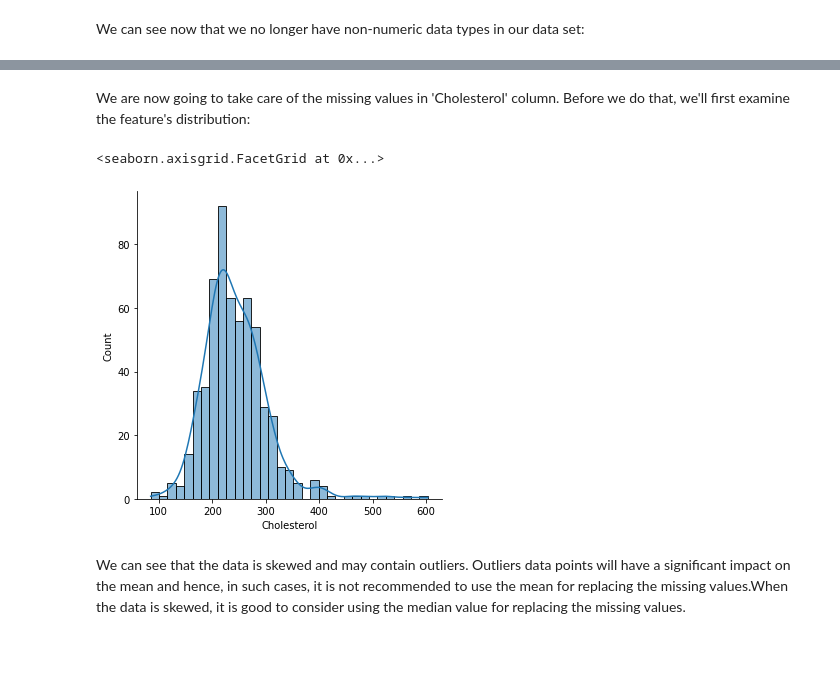
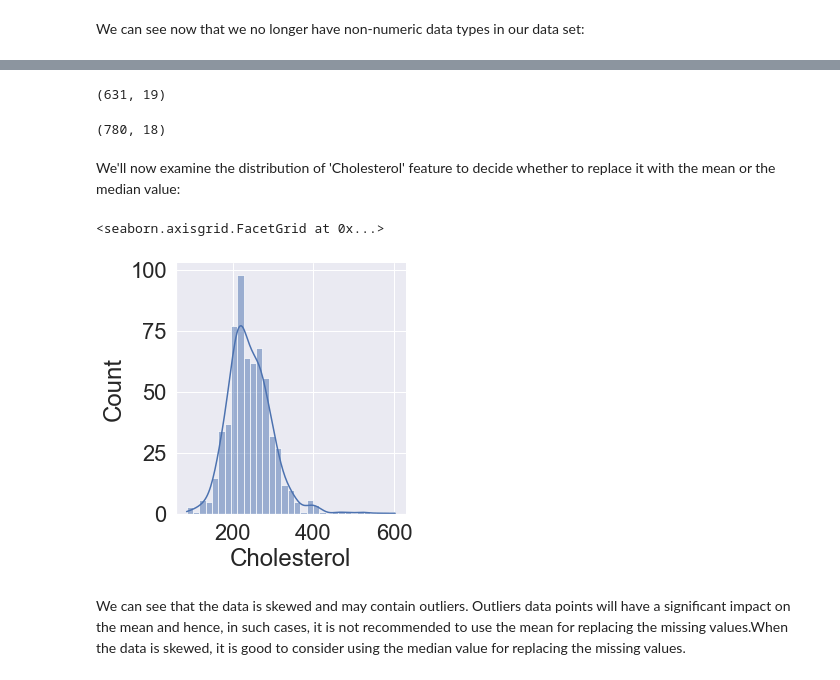
Before and after one commit to Sonia-Mo/ML_project-heart_disease_prediction, a Jupyter notebook: Heart_disease_prediction.ipynb, the cells around one changed output, grey strips where cells are left out. Drawn from its saved outputs; the diff is of its cells as text; code cells hidden in the pictures; blank space fills up the shorter version.

```diff
--- a/Heart_disease_prediction.ipynb
+++ b/Heart_disease_prediction.ipynb
@@ -47 +66,3 @@ heart_disease = pd.read_csv("heart.csv")
+# %%
+heart_disease = pd.concat([X_train, pd.DataFrame(y_train)], axis=1)
 # %% [markdown]
@@ -105 +126,8 @@ heart_disease[categorical_features].iplot(kind='histogram',subplots=True,bins=50
 The distribution of the continuous features is as follows:
+# %%
+plt.figure(figsize = (20, 10))
+sns.set(font_scale = 2)
+for i, feature in enumerate(continuous_features):
+    ax = plt.subplot(2, 3, i+1)
+    sns.histplot(data = heart_disease[continuous_features], x = feature, color = 'cornflowerblue')
+plt.tight_layout()
@@ -241,8 +279,9 @@ heart_disease.head()
 # %% [markdown]
 Perform one hot encoding to 'ChestPainType', 'RestingECG' and 'ST_Slope':
 # %%
-heart_disease = pd.get_dummies(heart_disease, columns=["RestingECG", "ST_Slope"], prefix=["R_ECG", "ST_Slope"])
+# heart_disease = pd.get_dummies(heart_disease, columns=["RestingECG", "ST_Slope"], prefix=["R_ECG", "ST_Slope"])
+heart_disease = pd.get_dummies(heart_disease, columns=["ChestPainType", "RestingECG", "ST_Slope"], prefix=["CPT", "R_ECG", "ST_Slope"])
+# heart_disease = pd.get_dummies(heart_disease, columns=["ChestPainType", "RestingECG"], prefix=["CPT", "R_ECG"])
 
-# heart_disease = pd.get_dummies(heart_disease, columns=["ChestPainType", "RestingECG", "ST_Slope"], prefix=["CPT", "R_ECG", "ST_Slope"])
 heart_disease.head()
 # %% [output]
@@ -325,3 +352,3 @@ To treat the missing value of 'RestingBP', we are going to remove the relevant s
 # %%
-X_train_RestingBP_median = X_train['RestingBP'].median()
-X_train['RestingBP'] = X_train['RestingBP'].fillna(X_train_RestingBP_median)
+RestingBP_mean = heart_disease['RestingBP'].mean()
+heart_disease['RestingBP'] = heart_disease['RestingBP'].fillna(RestingBP_mean)
@@ -349,10 +355,20 @@ dtype: int64
+# %%
+heart_disease_samples_dropped = heart_disease.dropna()
+heart_disease_samples_dropped.shape
+# %% [output]
+(631, 19)
+# %%
+heart_disease_feature_dropped = heart_disease.dropna(axis=1)
+heart_disease_feature_dropped.shape
+# %% [output]
+(780, 18)
 # %% [markdown]
-We are now going to take care of the missing values in 'Cholesterol' column. Before we do that, we'll first examine the feature's distribution:
+We'll now examine the distribution of 'Cholesterol' feature to decide whether to replace it with the mean or the median value:
 # %%
-sns.displot(X_train.Cholesterol, kde= True)
+sns.displot(heart_disease.Cholesterol, kde= True)
 # %% [output]
 <seaborn.axisgrid.FacetGrid at 0x...>
-[figure, old version]
+[figure, new version]
 # %% [markdown]
 We can see that the data is skewed and may contain outliers. Outliers data points will have a significant impact on the mean and hence, in such cases, it is not recommended to use the mean for replacing the missing values.When the data is skewed, it is good to consider using the median value for replacing the missing values.
 # %%
```
Also changed, not shown: parts of 127 cells of this notebook.
